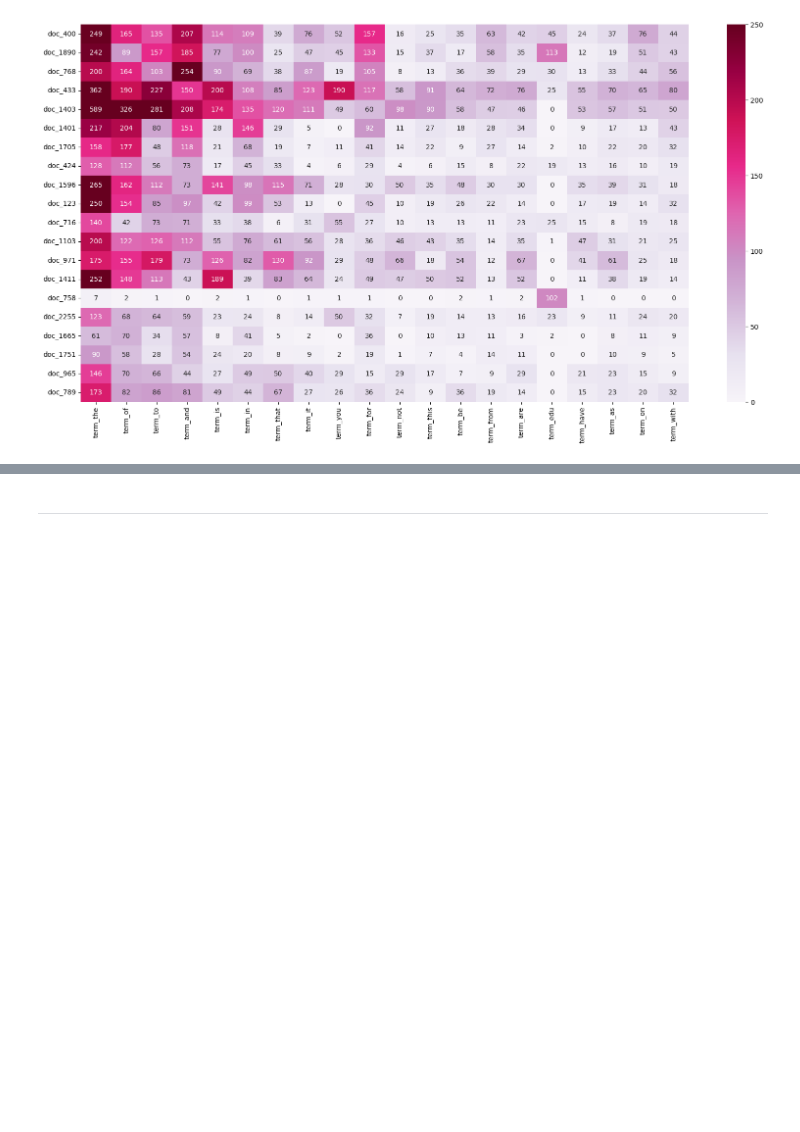
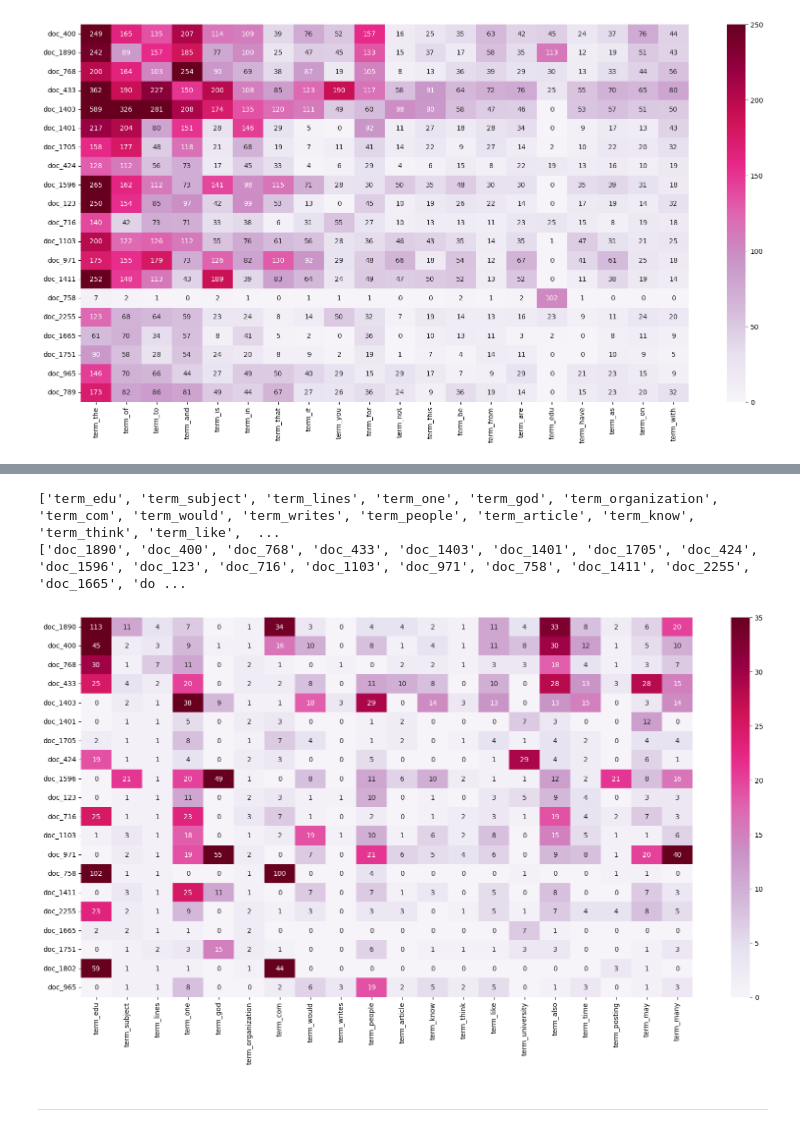
Before and after one commit to v1d4r1337/DM2025-Lab1-Exercise, a Jupyter notebook: DM2025-Lab1-Master.ipynb, the cells around one changed output, grey strips where cells are left out. Cells and saved outputs as stored; diff of their text form; code cells hidden in the pictures; blank space fills up the shorter version.

```diff
--- a/DM2025-Lab1-Master.ipynb
+++ b/DM2025-Lab1-Master.ipynb
@@ -1179,3 +1179,42 @@ ax = sns.heatmap(df_todraw,
 ['term_the', 'term_of', 'term_to', 'term_and', 'term_is', 'term_in', 'term_that', 'term_it', 'term_you', 'term_for', 'term_not', 'term_this', 'term_be', 'term_from', 'term_are', 'term_edu', 'term_have ...
 ['doc_400', 'doc_1890', 'doc_768', 'doc_433', 'doc_1403', 'doc_1401', 'doc_1705', 'doc_424', 'doc_1596', 'doc_123', 'doc_716', 'doc_1103', 'doc_971', 'doc_1411', 'doc_758', 'doc_2255', 'doc_1665', 'do ...
 [figure]
+# %%
+count_vect.get_feature_names_out()[0:20]
+
+# plot_y = ["doc_"+ str(i) for i in list(X.index)[0:20]]
+# plot_x = ["term_"+str(i) for i in count_vect.get_feature_names_out()[0:20]]
+# plot_z = X_counts.toarray() #X_counts[how many documents, how many terms]
+matrix = X_counts.toarray()
+df = pd.DataFrame(matrix)
+
+
+from nltk.corpus import stopwords
+nltk.download("stopwords")
+
+stop_words = set(stopwords.words("english"))
+feature_names = count_vect.get_feature_names_out()
+droplist = [i for i in df.columns if feature_names[i] in stop_words]
+cleaned_dt_df = df.drop(droplist, axis=1)
+
+top_20_doc = cleaned_dt_df.astype(bool).sum(axis=1).nlargest(n=20)
+top_20_word = cleaned_dt_df.sum(axis=0).nlargest(n=20)
+
+
+
+plot_x = ["term_" + str(i) for i in count_vect.get_feature_names_out()[top_20_word.index]]
+plot_y = ["doc_" + str(i) for i in top_20_doc.index]
+
+print(plot_x)
+print(plot_y)
+
+#plot_z = X_counts[top_20_doc.index, top_20_word.index]
+plot_z = X_counts[top_20_doc.index][:, top_20_word.index].toarray()
+
+df_todraw = pd.DataFrame(plot_z, columns = plot_x, index = plot_y)
+plt.subplots(figsize=(20, 10))
+ax = sns.heatmap(df_todraw,
+                 cmap="PuRd",
+                 fmt="g",
+                 vmin=0, vmax=35, annot=True)
+# %% [output]
@@ -1182,3 +1223,6 @@ ax = sns.heatmap(df_todraw,
+['term_edu', 'term_subject', 'term_lines', 'term_one', 'term_god', 'term_organization', 'term_com', 'term_would', 'term_writes', 'term_people', 'term_article', 'term_know', 'term_think', 'term_like',  ...
+['doc_1890', 'doc_400', 'doc_768', 'doc_433', 'doc_1403', 'doc_1401', 'doc_1705', 'doc_424', 'doc_1596', 'doc_123', 'doc_716', 'doc_1103', 'doc_971', 'doc_758', 'doc_1411', 'doc_2255', 'doc_1665', 'do ...
+[figure, added]
 # %% [markdown]
 ---
 # %% [markdown]
```
Also changed, not shown: parts of 2 cells of this notebook, 1 other file.
